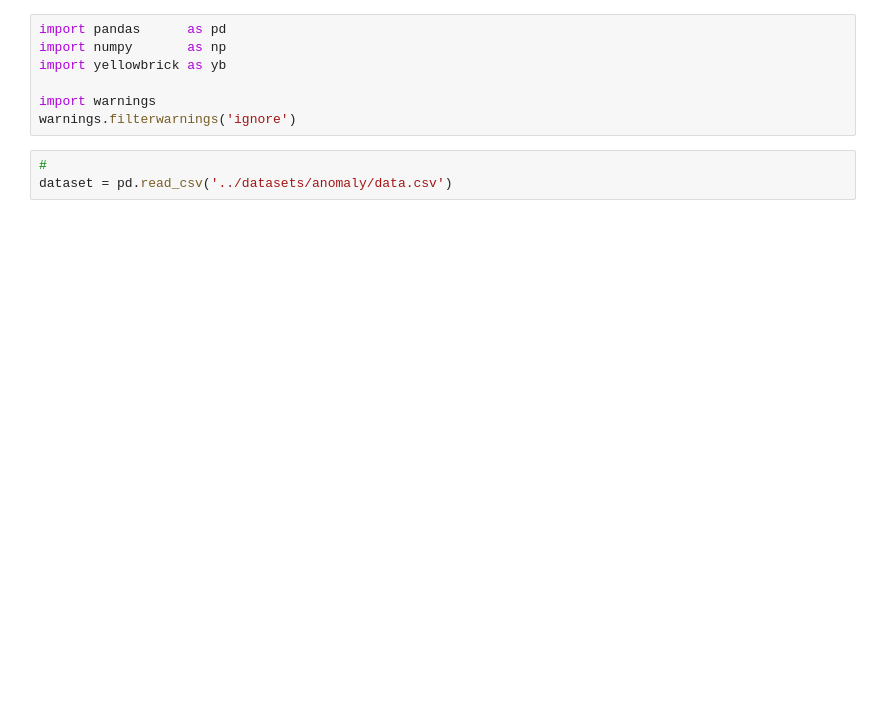
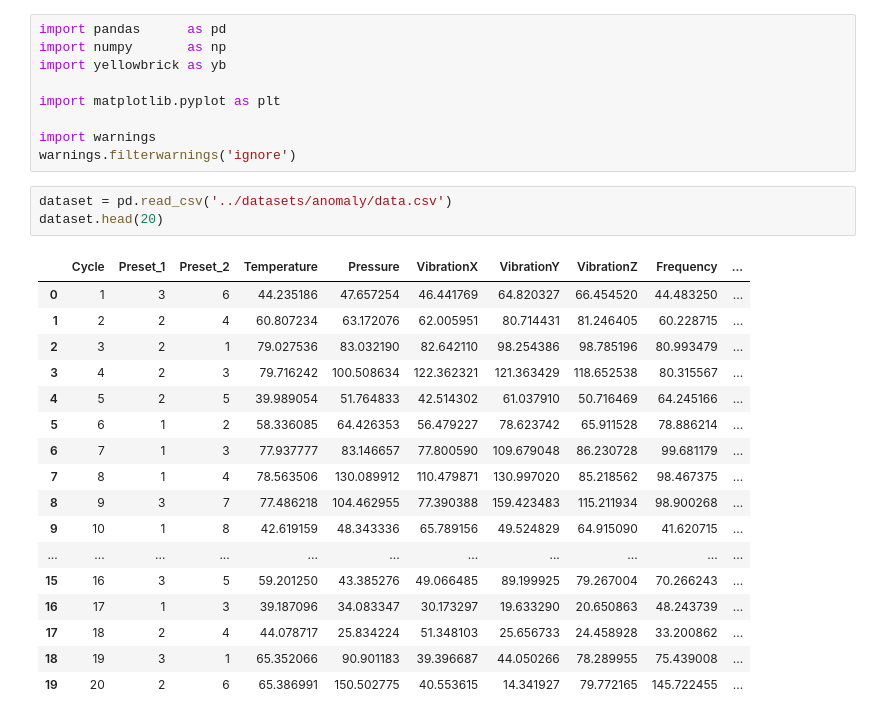
Before and after one commit to michelmf/exploring_yellowbrick, a Jupyter notebook: notebooks/Predictive_Modeling.ipynb, the cells around one changed output. Cells and saved outputs as stored; diff of their text form; blank space fills up the shorter version.

```diff
--- a/notebooks/Predictive_Modeling.ipynb
+++ b/notebooks/Predictive_Modeling.ipynb
@@ -3,8 +7,28 @@ import pandas      as pd
 import numpy       as np
 import yellowbrick as yb
 
+import matplotlib.pyplot as plt
+
 import warnings
 warnings.filterwarnings('ignore')
 # %%
-#
 dataset = pd.read_csv('../datasets/anomaly/data.csv')
+dataset.head(20)
+# %% [output]
+|  | Cycle | Preset_1 | Preset_2 | Temperature | Pressure | VibrationX | VibrationY | VibrationZ | Frequency | ... |
+| 0 | 1 | 3 | 6 | 44.235186 | 47.657254 | 46.441769 | 64.820327 | 66.454520 | 44.483250 | ... |
+| 1 | 2 | 2 | 4 | 60.807234 | 63.172076 | 62.005951 | 80.714431 | 81.246405 | 60.228715 | ... |
+| 2 | 3 | 2 | 1 | 79.027536 | 83.032190 | 82.642110 | 98.254386 | 98.785196 | 80.993479 | ... |
+| 3 | 4 | 2 | 3 | 79.716242 | 100.508634 | 122.362321 | 121.363429 | 118.652538 | 80.315567 | ... |
+| 4 | 5 | 2 | 5 | 39.989054 | 51.764833 | 42.514302 | 61.037910 | 50.716469 | 64.245166 | ... |
+| 5 | 6 | 1 | 2 | 58.336085 | 64.426353 | 56.479227 | 78.623742 | 65.911528 | 78.886214 | ... |
+| 6 | 7 | 1 | 3 | 77.937777 | 83.146657 | 77.800590 | 109.679048 | 86.230728 | 99.681179 | ... |
+| 7 | 8 | 1 | 4 | 78.563506 | 130.089912 | 110.479871 | 130.997020 | 85.218562 | 98.467375 | ... |
+| 8 | 9 | 3 | 7 | 77.486218 | 104.462955 | 77.390388 | 159.423483 | 115.211934 | 98.900268 | ... |
+| 9 | 10 | 1 | 8 | 42.619159 | 48.343336 | 65.789156 | 49.524829 | 64.915090 | 41.620715 | ... |
+| ... | ... | ... | ... | ... | ... | ... | ... | ... | ... | ... |
+| 15 | 16 | 3 | 5 | 59.201250 | 43.385276 | 49.066485 | 89.199925 | 79.267004 | 70.266243 | ... |
+| 16 | 17 | 1 | 3 | 39.187096 | 34.083347 | 30.173297 | 19.633290 | 20.650863 | 48.243739 | ... |
+| 17 | 18 | 2 | 4 | 44.078717 | 25.834224 | 51.348103 | 25.656733 | 24.458928 | 33.200862 | ... |
+| 18 | 19 | 3 | 1 | 65.352066 | 90.901183 | 39.396687 | 44.050266 | 78.289955 | 75.439008 | ... |
+| 19 | 20 | 2 | 6 | 65.386991 | 150.502775 | 40.553615 | 14.341927 | 79.772165 | 145.722455 | ... |
```
Also changed, not shown: parts of 15 cells of this notebook, 2 other files.
